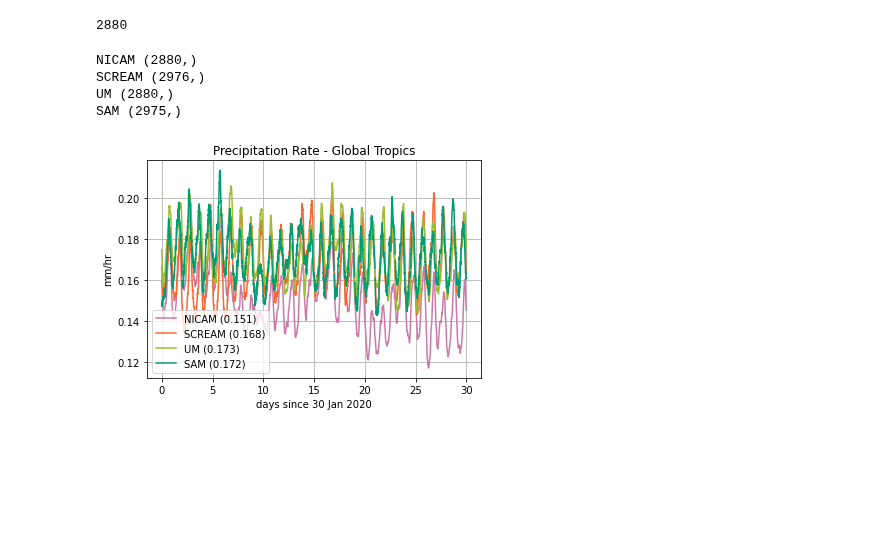
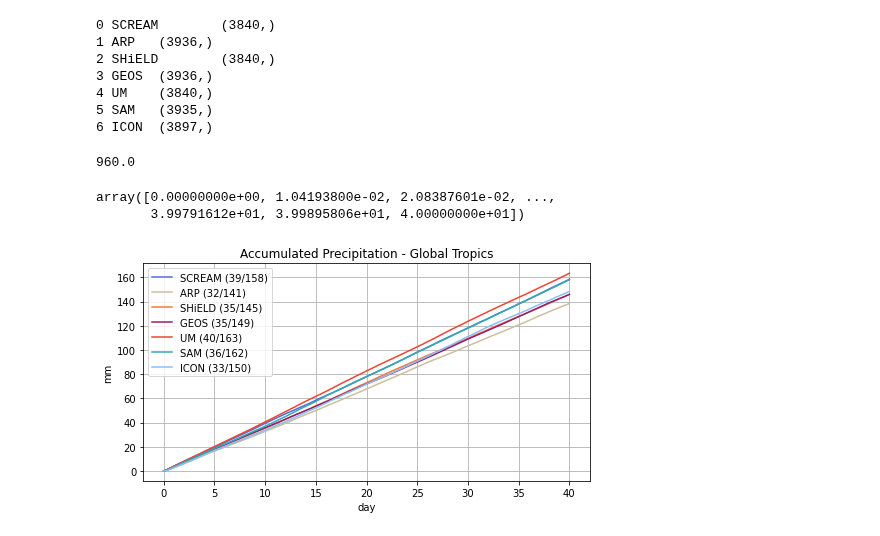
Before and after one commit to smturbev/dyamond2, a Jupyter notebook: python_scripts/precip_rate.ipynb, the cells around one changed output. Cells and saved outputs as stored; diff of their text form; code cells hidden in the pictures; blank space fills up the shorter version.

Commit message:
plot accuulated precip for 6 models

```diff
--- a/python_scripts/precip_rate.ipynb
+++ b/python_scripts/precip_rate.ipynb
@@ -15,43 +17,49 @@ colors = ap.COLORS
 # %%
-models = ["NICAM", "SCREAM", "UM", "SAM"]
-prtime_days = [i/24/4 for i in range(30*24*4)]
-print(len(prtime_days))
+models = ["SCREAM", "ARP", "SHiELD", "GEOS", "UM", "SAM", "ICON"]
-# %% [output]
-2880
 # %%
+pr = {}
 for i, m in enumerate(models):
-    pr = xr.open_dataset(ap.get_fldmean_file(m, "pr", "gt")).pr[:,0,0]
-    print(m, pr.shape)
+    print(i, m, end="\t")
+    if m=="ICON" or m=="SAM":
+        # model output is already accumulated
+        pr[m] = xr.open_dataset(ap.GT+"GT_{}r1deg_pracc_20200120-20200228.nc".format(m)).pracc.mean(axis=(1,2))
+    else:
+        # convert precip rate to accumulated
+        temp = xr.open_dataset(ap.GT+"GT_{}r1deg_pr_20200120-20200228.nc".format(m)).pr
+        if m!="ARP":
+            temp = temp*900
+        if m=="SCREAM":
+            temp = temp*1000
+        temp = temp.cumsum(axis=(0), skipna=True)
+        pr[m] = temp.mean(axis=(1,2))
+    print(pr[m].shape)
 # %% [output]
-NICAM (2880,)
-SCREAM (2976,)
-UM (2880,)
-SAM (2975,)
+0 SCREAM        (3840,)
+1 ARP   (3936,)
+2 SHiELD        (3840,)
+3 GEOS  (3936,)
+4 UM    (3840,)
+5 SAM   (3935,)
+6 ICON  (3897,)
+# %%
+3840/4
+# %% [output]
+960.0
+# %%
+np.linspace(0,3840/96,3840)
+# %% [output]
+array([0.00000000e+00, 1.04193800e-02, 2.08387601e-02, ...,
+       3.99791612e+01, 3.99895806e+01, 4.00000000e+01])
 # %%
-cumsum=False
-fig, ax = plt.subplots(1,1, figsize=(6,4))
+fig, ax = plt.subplots(1,1, figsize=(8,4))
 for i, m in enumerate(models):
-    pr = xr.open_dataset(ap.get_fldmean_file(m, "pr", "gt")).pr[:,0,0]
-    if cumsum:
-        if m.lower()!="sam":
-            pr = util.convert_to_mmhr(m, pr)
-        pr = pr[:2880].cumsum()*0.25
-        ax.plot(prtime_days, pr, color=colors[m], label=m+" ({})".format(int(pr[2879])))
-    else:
-        pr = util.convert_to_mmhr(m, pr)
-        ax.plot(prtime_days, pr[:2880], color=colors[m], label=m+" ({0:0.3g})".format(np.nanmean(pr[:2880])))
+    ax.plot(np.linspace(0,3840/96,3840), pr[m][:3840], color=colors[m], label=m+" ({}/{})".format(str(int(pr[m][960].values)), str(int(pr[m][-1].values))))
 ax.legend()
 ax.grid(True)
-if cumsum:
-    ax.set_title("Accumulated Precipitation - Global Tropics")
-    ax.set_ylabel("mm")
-    ax.set_xlabel("days since 30 Jan 2020")
-    plt.savefig("../plots/GT/pracc_30days.png")
-else:
-    ax.set_title("Precipitation Rate - Global Tropics")
-    ax.set_ylabel("mm/hr")
-    ax.set_xlabel("days since 30 Jan 2020")
-    plt.savefig("../plots/GT/pr_30days.png")
+ax.set_title("Accumulated Precipitation - Global Tropics")
+ax.set_ylabel("mm")
+ax.set_xlabel("day")
+plt.savefig("../plots/GT/pracc_30days.png")
 plt.show()
 # %% [output]
-[figure, old version]
+[figure, new version]
```
Also changed, not shown: parts of 2 cells of this notebook, 3 other files.
